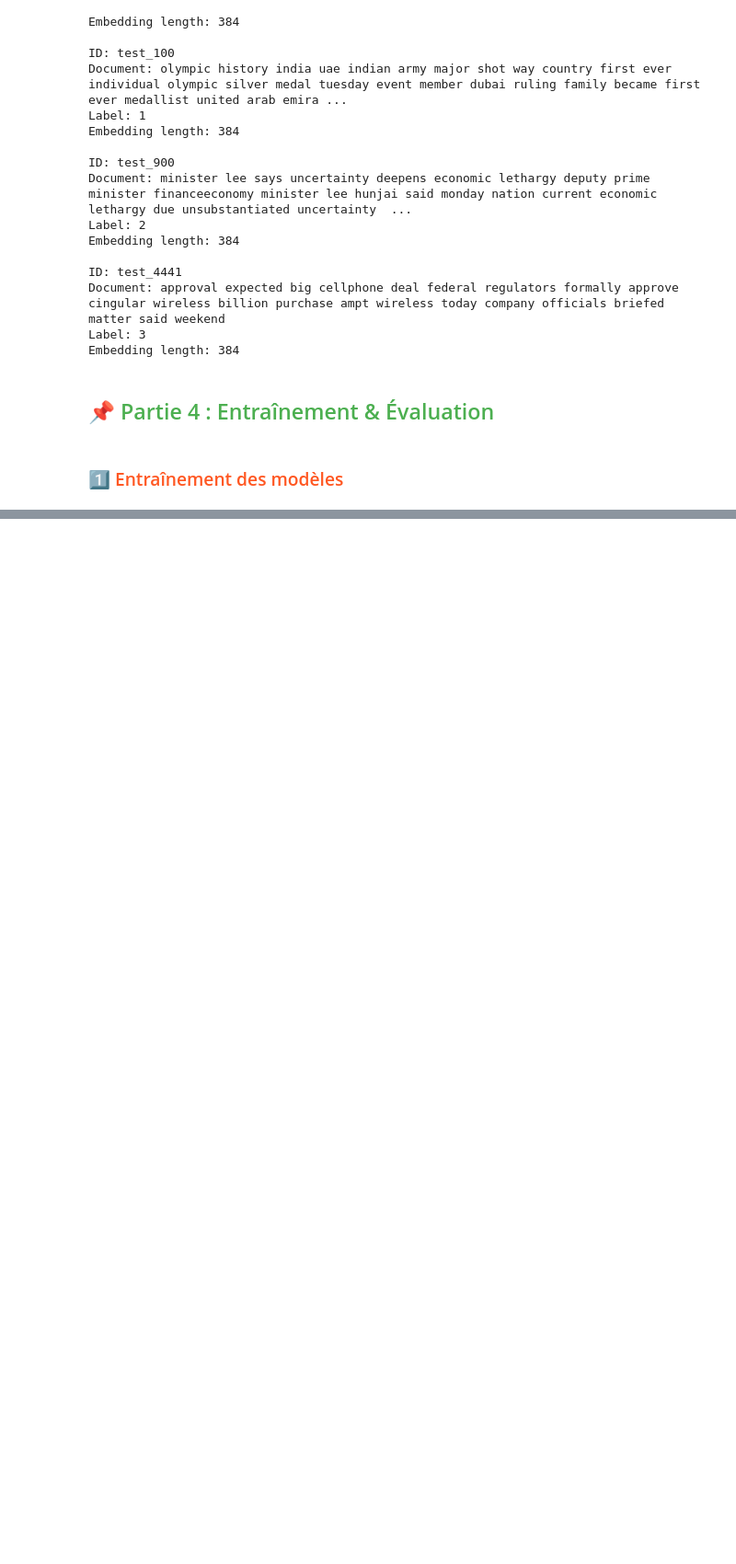
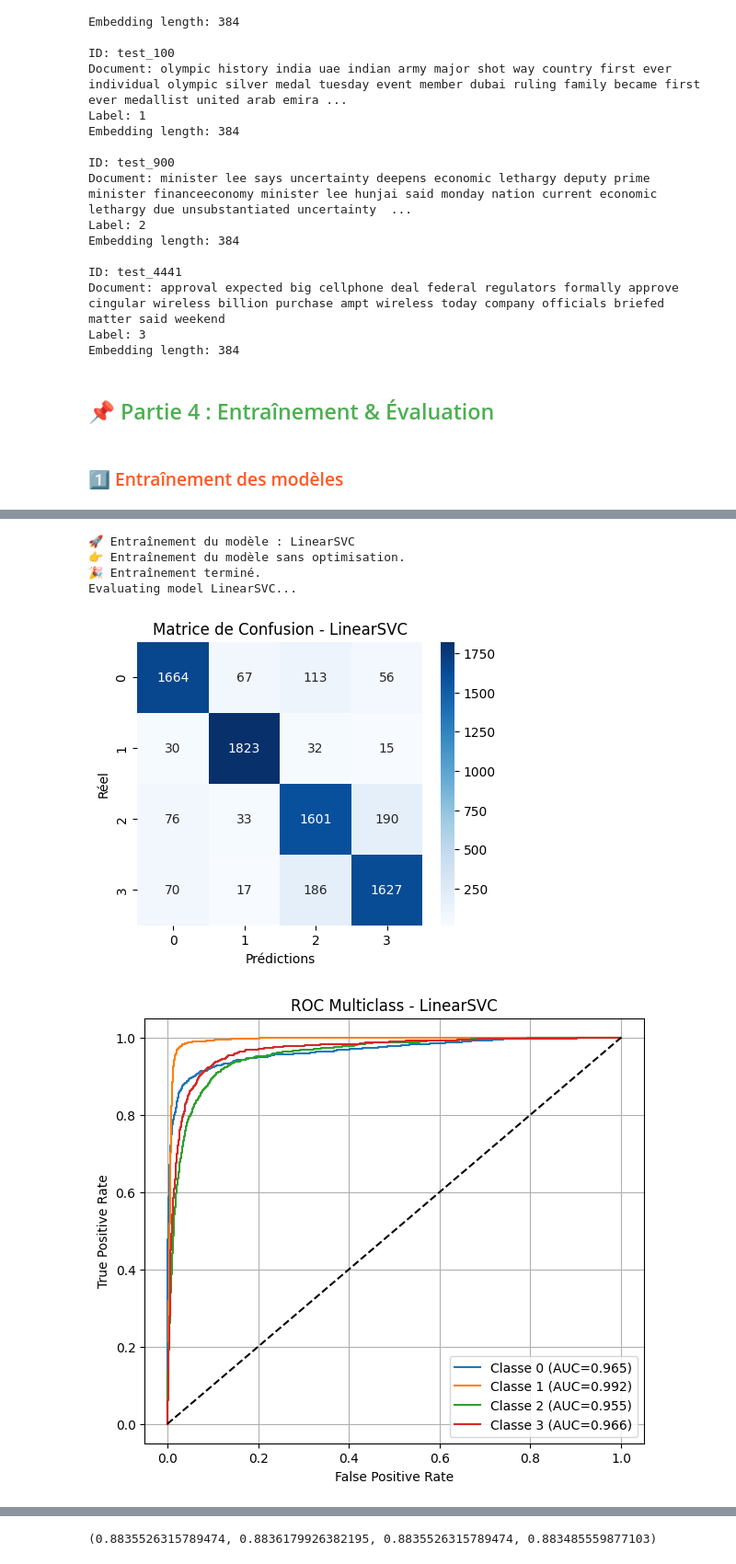
Before and after one commit to bouchramilo/News_Classifier, a Jupyter notebook: notebooks/partie_1.ipynb, the cells around one changed output, grey strips where cells are left out. Shown at 92% size. Saved outputs shown, nothing was run; the diff lists cells and outputs as text; code cells hidden in the pictures; blank space fills up the shorter version.

Commit message:
NC-19 Optimisation des hyperparamètres et sauvegarde de modèle

```diff
--- a/notebooks/partie_1.ipynb
+++ b/notebooks/partie_1.ipynb
@@ -346,5 +321,0 @@ vecteurs_train
-# %%
-classifier = NewsClassifier(LogisticRegression(max_iter=1000))
-classifier.training(X_train, train_df['label'])
-
-classifier.evaluate(X_test, test_df['label'])
@@ -496,0 +494,13 @@ weighted avg       0.88      0.88      0.88      7600
+# %%
+new_classifier = NewsClassifier("LinearSVC", LinearSVC(C=0.1))
+
+new_classifier.training(X_train, train_df['label'])
+
+new_classifier.evaluate(X_test, test_df['label'])
+# %% [output]
+🚀 Entraînement du modèle : LinearSVC
+👉 Entraînement du modèle sans optimisation.
+🎉 Entraînement terminé.
+Evaluating model LinearSVC...
+[figure, added]
+[figure, added]
@@ -496,0 +522 @@ weighted avg       0.88      0.88      0.88      7600
+(0.8835526315789474, 0.8836179926382195, 0.8835526315789474, 0.883485559877103)
```
Also changed, not shown: parts of 15 cells of this notebook, 4 other files.
